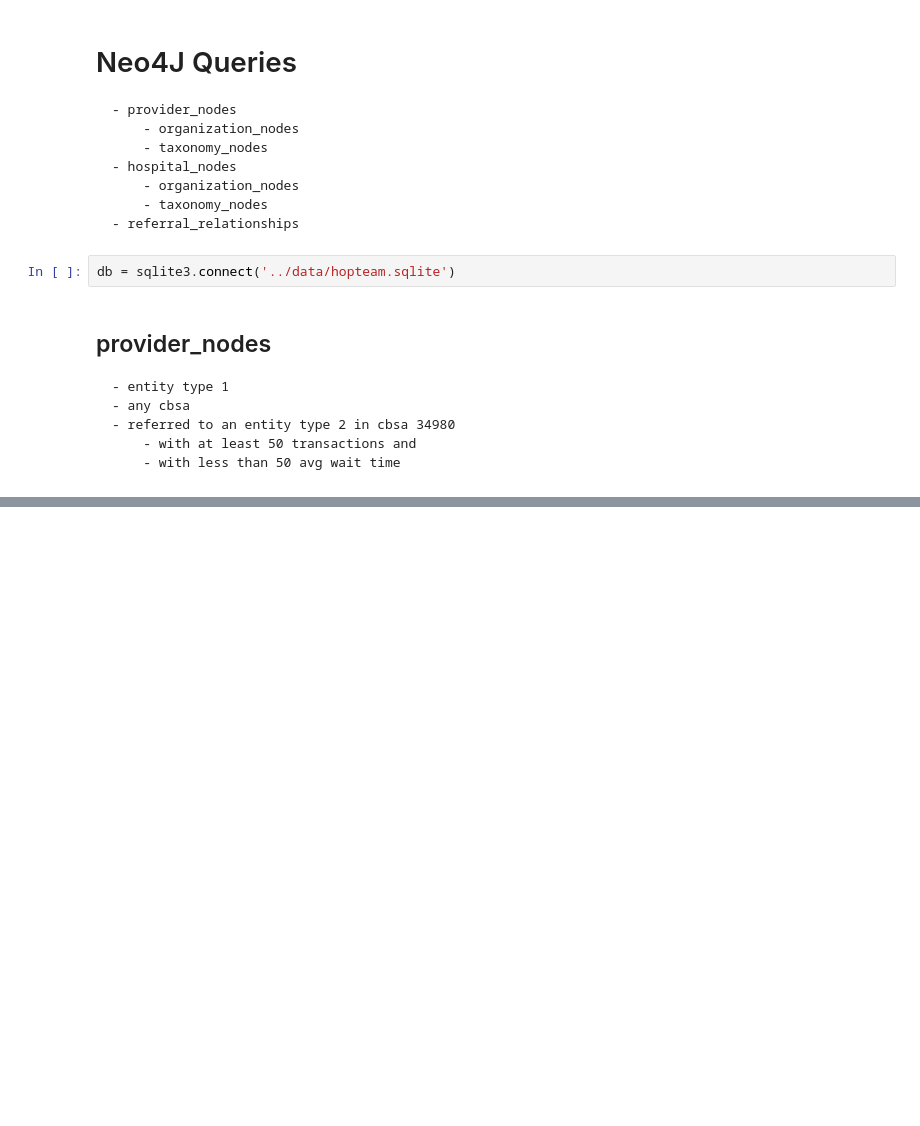
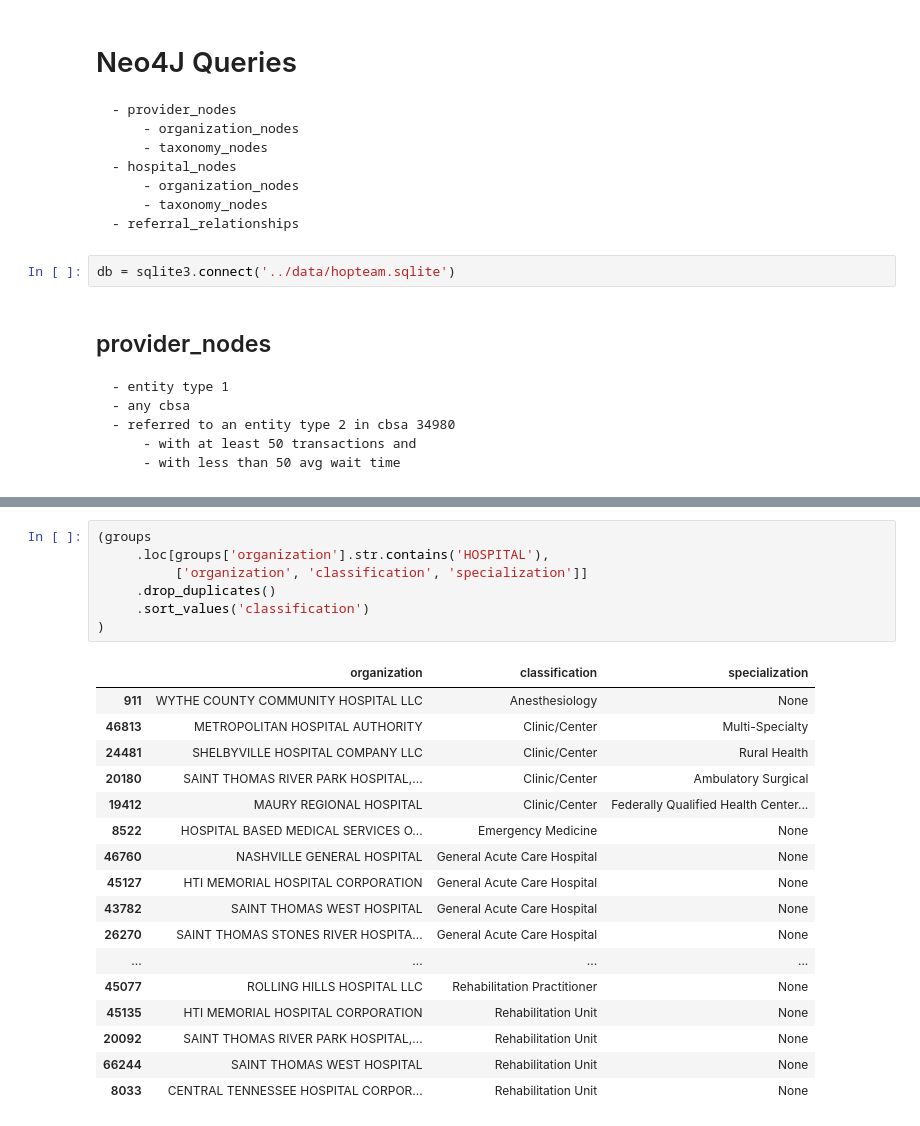
Before and after one commit to VahidehRasekhi/hop_team-hotdogs, a Jupyter notebook: scripts/hop_03_create_csv_files_for_neo4j.ipynb, the cells around one changed output, grey strips where cells are left out. Saved outputs shown, nothing was run; the diff lists cells and outputs as text; blank space fills up the shorter version.

Commit message:
initial SQLite queries written. may want to refine them further to reduce the number of hospital nodes in neo4j

```diff
--- a/scripts/hop_03_create_csv_files_for_neo4j.ipynb
+++ b/scripts/hop_03_create_csv_files_for_neo4j.ipynb
@@ -95,0 +266,25 @@ pd.read_sql(query, db)
+# %%
+(groups
+     .loc[groups['organization'].str.contains('HOSPITAL'),
+          ['organization', 'classification', 'specialization']]
+     .drop_duplicates()
+     .sort_values('classification')
+)
+# %% [output]
+|  | organization | classification | specialization |
+| 911 | WYTHE COUNTY COMMUNITY HOSPITAL LLC | Anesthesiology | None |
+| 46813 | METROPOLITAN HOSPITAL AUTHORITY | Clinic/Center | Multi-Specialty |
+| 24481 | SHELBYVILLE HOSPITAL COMPANY LLC | Clinic/Center | Rural Health |
+| 20180 | SAINT THOMAS RIVER PARK HOSPITAL,... | Clinic/Center | Ambulatory Surgical |
+| 19412 | MAURY REGIONAL HOSPITAL | Clinic/Center | Federally Qualified Health Center... |
+| 8522 | HOSPITAL BASED MEDICAL SERVICES O... | Emergency Medicine | None |
+| 46760 | NASHVILLE GENERAL HOSPITAL | General Acute Care Hospital | None |
+| 45127 | HTI MEMORIAL HOSPITAL CORPORATION | General Acute Care Hospital | None |
+| 43782 | SAINT THOMAS WEST HOSPITAL | General Acute Care Hospital | None |
+| 26270 | SAINT THOMAS STONES RIVER HOSPITA... | General Acute Care Hospital | None |
+| ... | ... | ... | ... |
+| 45077 | ROLLING HILLS HOSPITAL LLC | Rehabilitation Practitioner | None |
+| 45135 | HTI MEMORIAL HOSPITAL CORPORATION | Rehabilitation Unit | None |
+| 20092 | SAINT THOMAS RIVER PARK HOSPITAL,... | Rehabilitation Unit | None |
+| 66244 | SAINT THOMAS WEST HOSPITAL | Rehabilitation Unit | None |
+| 8033 | CENTRAL TENNESSEE HOSPITAL CORPOR... | Rehabilitation Unit | None |
```
Also changed, not shown: parts of 12 cells of this notebook, 1 other file.
